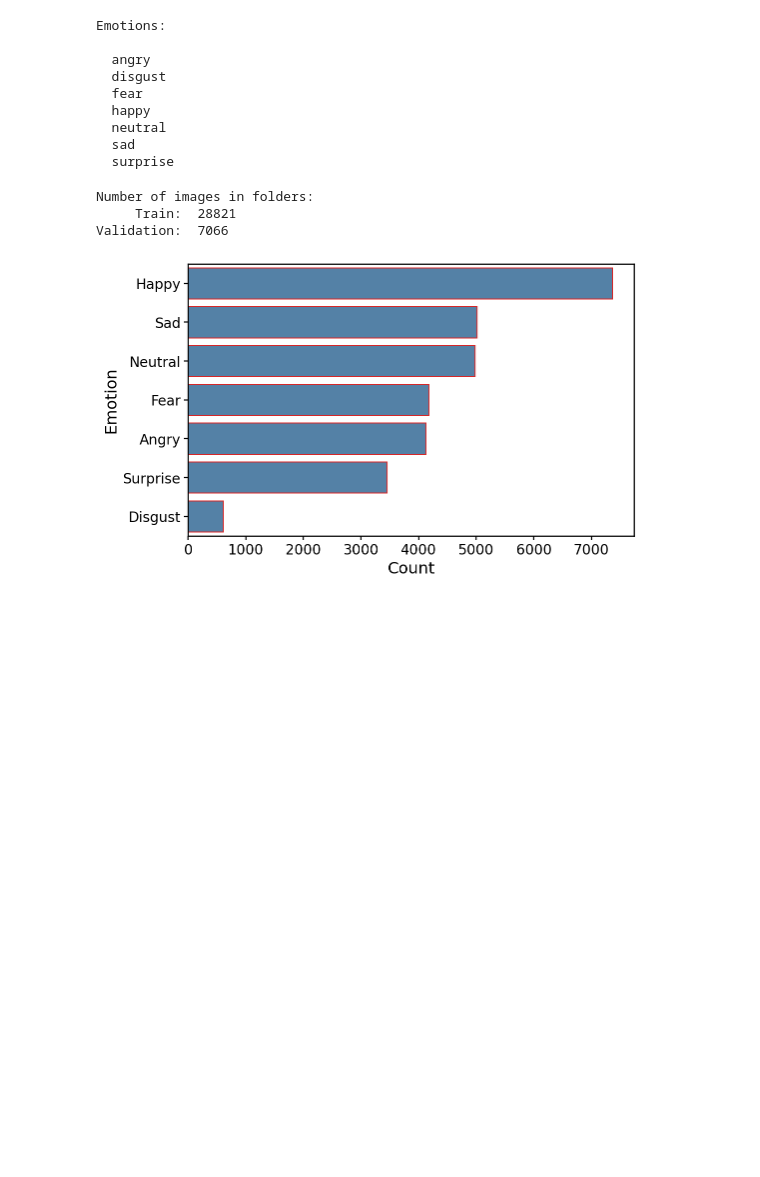
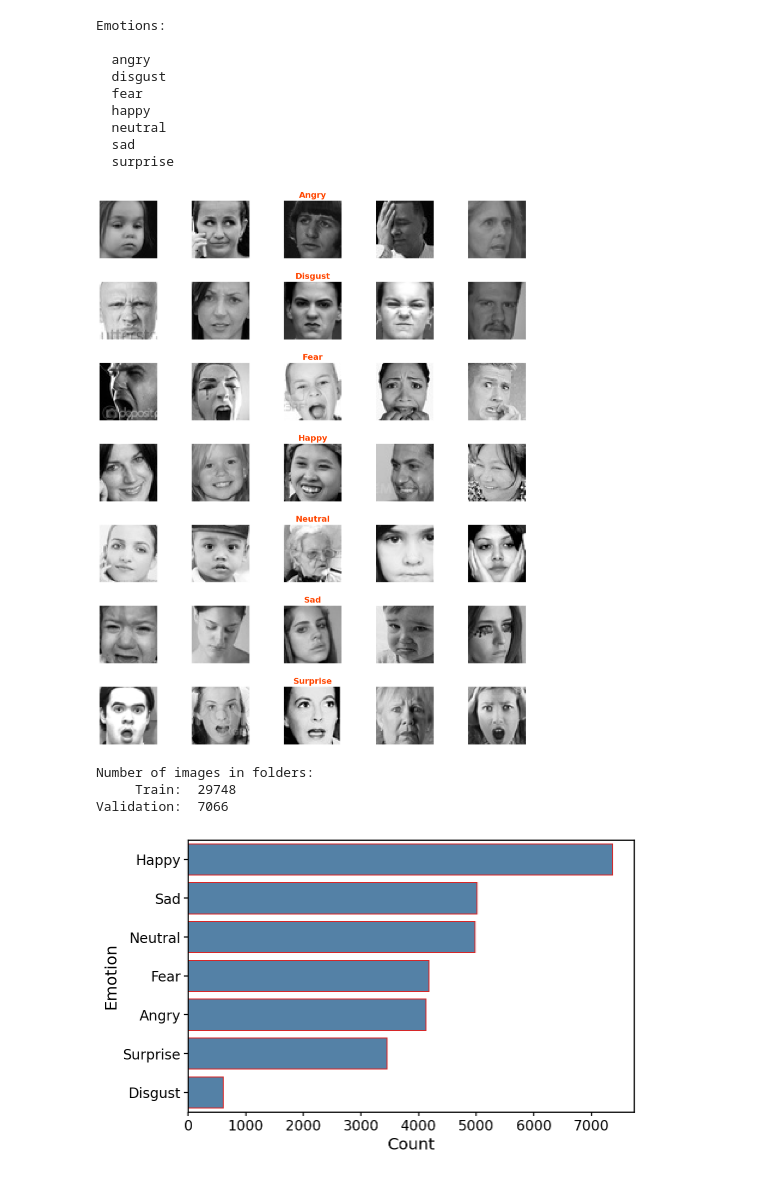
Before and after one commit to KOrfanakis/Emotion_Recognition_Deep_Learning_App, a Jupyter notebook: Emotion_Recognition_Notebook.ipynb, the cells around one changed output. Saved outputs shown, nothing was run; the diff lists cells and outputs as text; code cells hidden in the pictures; blank space fills up the shorter version.

```diff
--- a/Emotion_Recognition_Notebook.ipynb
+++ b/Emotion_Recognition_Notebook.ipynb
@@ -157,10 +160,34 @@ num_classes = len(emotions_list)
+# %%
+fig = plt.figure(0, figsize=(15, 20))
+
+index = 1
+for emotion in emotions_list:
+    path = base_path + f'train/{emotion}'
+    file_numbers = os.listdir(path)
+    random_files = np.random.choice(file_numbers, size=5, replace=False)
+
+    for i, random_file in enumerate(random_files):
+        img = load_img(path= base_path + f'train/{emotion}/{random_file}',
+                       target_size=(img_width, img_height))
+
+        plt.subplot(7, 5, index)
+
+        plt.imshow(img, cmap='gray')
+        plt.axis('off')
+        if i == 2: plt.title(emotion.title(), color='orangered', weight='bold')
+        index += 1
+
+fig.subplots_adjust(wspace=0.6)
+plt.show()
+# %% [output]
+[figure, added]
 # %%
 print('Number of images in folders:')
-print('     Train: ', len(glob.glob("/content/images/train/*/*.jpg")))
-print('Validation: ', len(glob.glob("/content/images/validation/*/*.jpg")))
+print('     Train: ', len(glob.glob("/content/images/train/*/*")))
+print('Validation: ', len(glob.glob("/content/images/validation/*/*")))
 # %% [output]
 Number of images in folders:
-     Train:  28821
+     Train:  29748
 Validation:  7066
 # %%
 path = base_path + 'train/'
```
Also changed, not shown: parts of 21 cells of this notebook.
